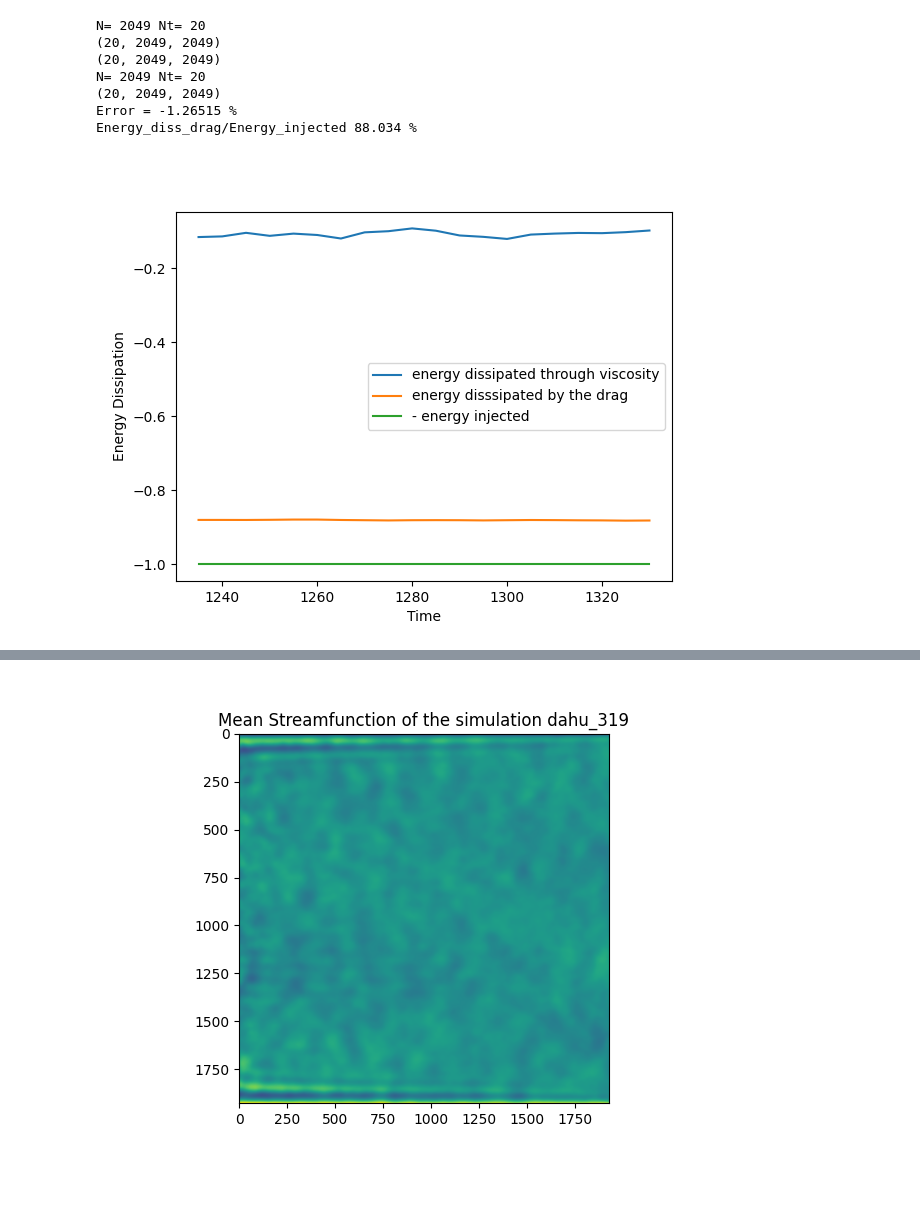
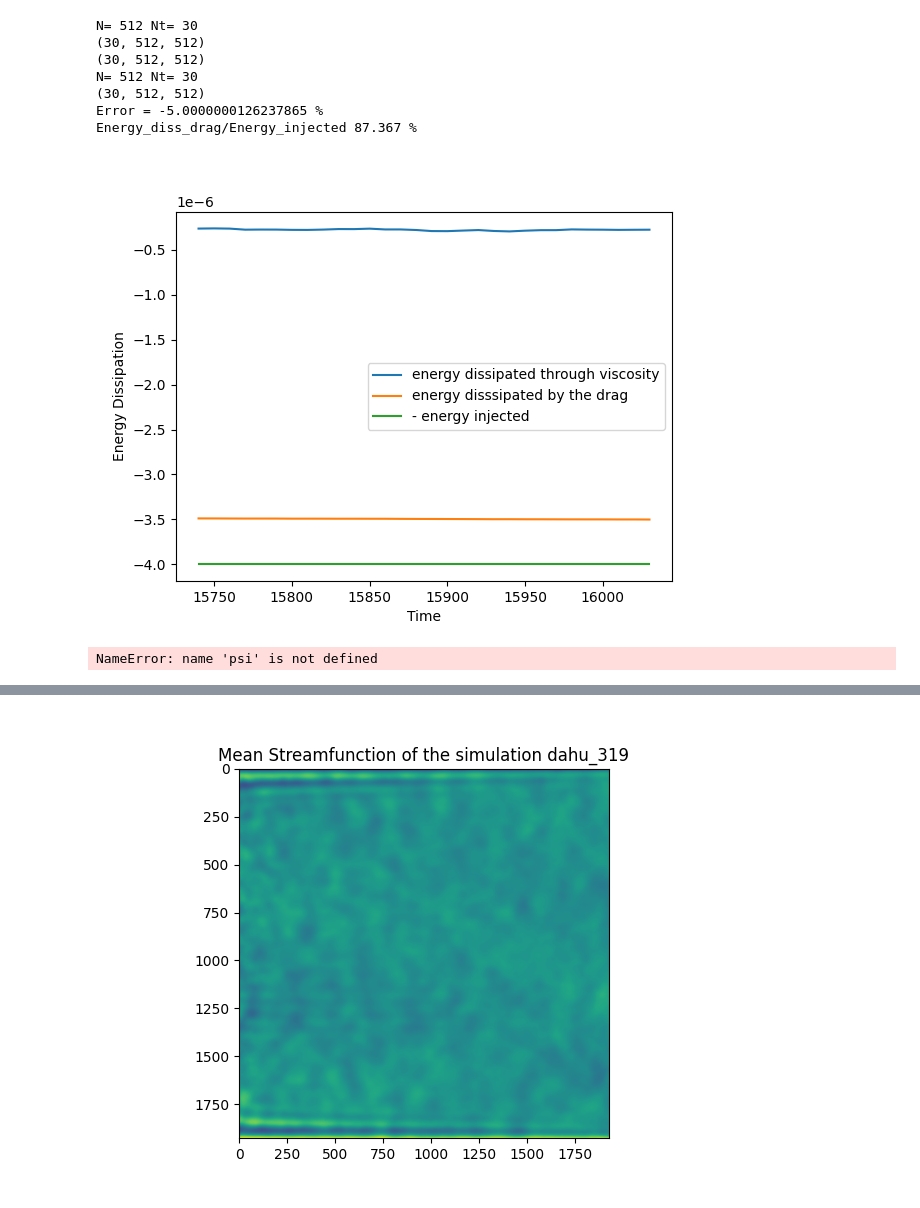
Before and after one commit to LennardMiller/Stage_M2, a Jupyter notebook: Fofonoff_and_Jets.ipynb, the cells around one changed output, grey strips where cells are left out. Saved outputs shown, nothing was run; the diff lists cells and outputs as text; code cells hidden in the pictures.

```diff
--- a/Fofonoff_and_Jets.ipynb
+++ b/Fofonoff_and_Jets.ipynb
@@ -77,7 +77,7 @@ from joblib import Parallel, delayed
 
 
 # Number of simulation
-n = 920
+n = 70
 
 # Choose between 'local' or 'dahu' or 'dahu_downsized'
 where = 'dahu'
@@ -156,5 +156,5 @@ shape of psi : (267, 2049, 2049)
 # %%
-time_start =20
+time_start =30
 psi_data = psi[-time_start:, :, :]
 q_data = q[-time_start:, :, :]
 
@@ -194,42 +194,66 @@ if n_hyper==6:
     enstro_diss=-nu_hyper*palenstro_tot
 
 #Dans le cas ou l'hyper visocisté est égale à 4:
 elif n_hyper==4:
 
     enstro_diss=nu_hyper*np.mean(lap_vorticity*q_data,axis=(1,2))
-enstro_diss=nu_hyper*
+
 mean_enstro_diss=float(np.mean(enstro_diss[:]))
 mean_energy_diss=float(np.mean(energy_diss[:]))
 mean_energy_inj=float(np.mean(energy_inj[:]))
 
 #computing the error of the energy dissipation
 print("Error =",round(-mean_energy_diss-mean_enstro_diss-mean_energy_inj,7)/mean_energy_inj*100,'%')
 
 
 ratioE=mean_energy_diss/mean_energy_inj*100
 print("Energy_diss_drag/Energy_injected",-round(ratioE,3),'%')
 
 plt.figure()
 
 plt.plot(t[-time_start:],enstro_diss,label='energy dissipated through viscosity')
 plt.plot(t[-time_start:],energy_diss,label='energy disssipated by the drag')
 plt.plot(t[-time_start:],-energy_inj,label='- energy injected')
 
 plt.legend()
 plt.xlabel('Time')
 plt.ylabel('Energy Dissipation')
 #plt.title('Evolution of Energy of the simu '+str(simu_name))
 #plt.savefig('./figures/Energy_Dissipation_'+str(simu_name)+'.png')
 plt.show()
 # %% [output]
-N= 2049 Nt= 20
-(20, 2049, 2049)
-(20, 2049, 2049)
-N= 2049 Nt= 20
-(20, 2049, 2049)
-Error = -1.26515 %
-Energy_diss_drag/Energy_injected 88.034 %
+N= 512 Nt= 30
+(30, 512, 512)
+(30, 512, 512)
+N= 512 Nt= 30
+(30, 512, 512)
+Error = -5.0000000126237865 %
+Energy_diss_drag/Energy_injected 87.367 %
-[figure, old version]
+[figure, new version]
+# %%
+#Plotting the mean velocity field
+
+time_start =0
+
+psi_data = psi[-time_start:, :, :]
+dx=x[-1]/x.shape[0]
+dy=y[-1]/y.shape[0]
+
+Lx=x[-1] #Lengh of the domain
+Ly=y[-1] #Width of the domain
+
+
+X,Y=np.meshgrid(x,y)
+
+u,v=op.calc_uv(psi_data,dx,bc_fac=bc_fac)
+U=np.sqrt(np.mean(u,axis=0)**2+np.mean(v,axis=0)**2)
+plt.figure()
+plt.pcolormesh(X,Y,U)
+plt.title('Velocity field at time '+str(t[-1]))
+plt.savefig('./figures/Velocity/Velocity_field_'+str(simu_name)+'.png')
+plt.show()
+# %% [output]
+NameError: name 'psi' is not defined
 # %%
 #We plot the temporal mean streamfunction  and the temporal mean q
 startt=0
```
Also changed, not shown: parts of 2 cells of this notebook, 21 other files.
